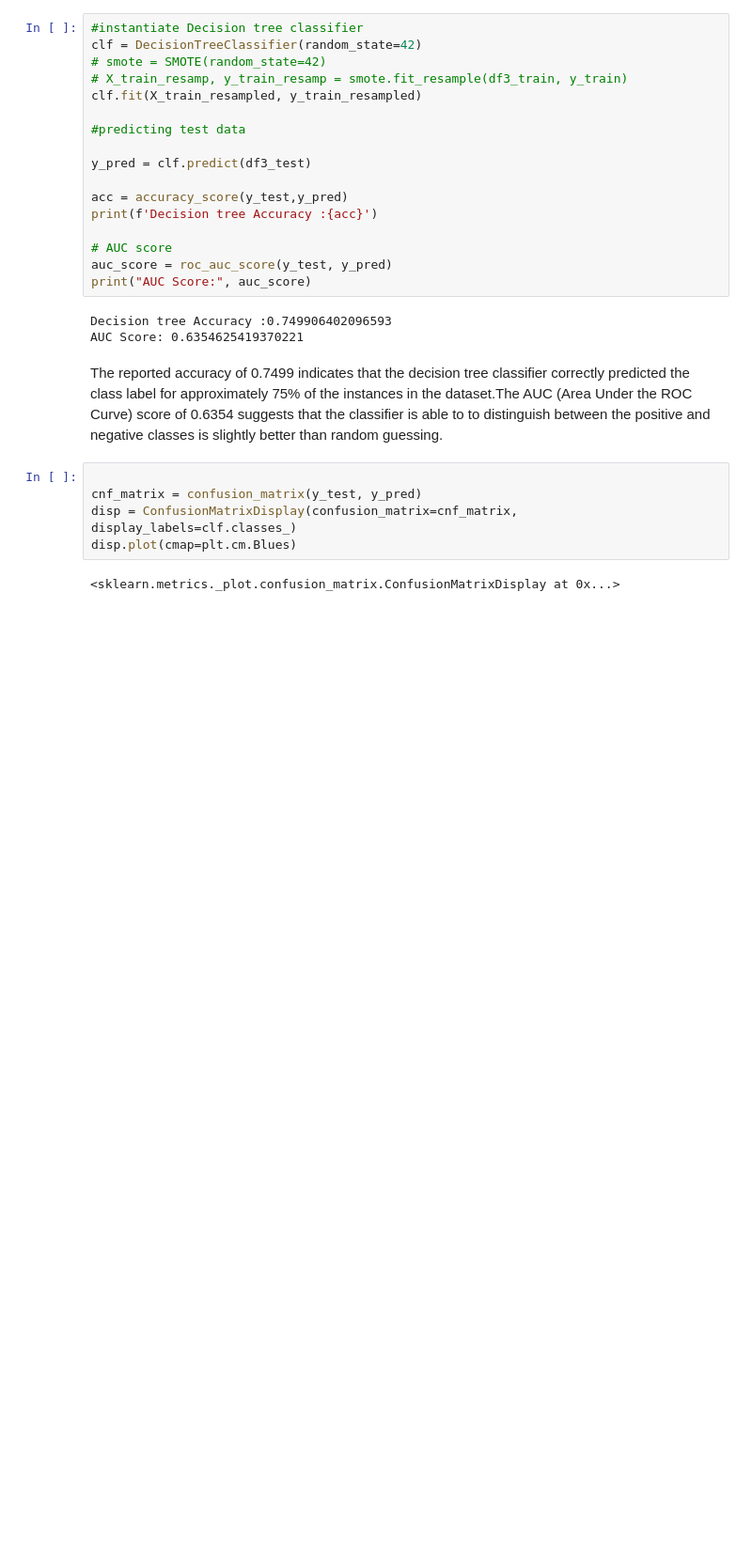
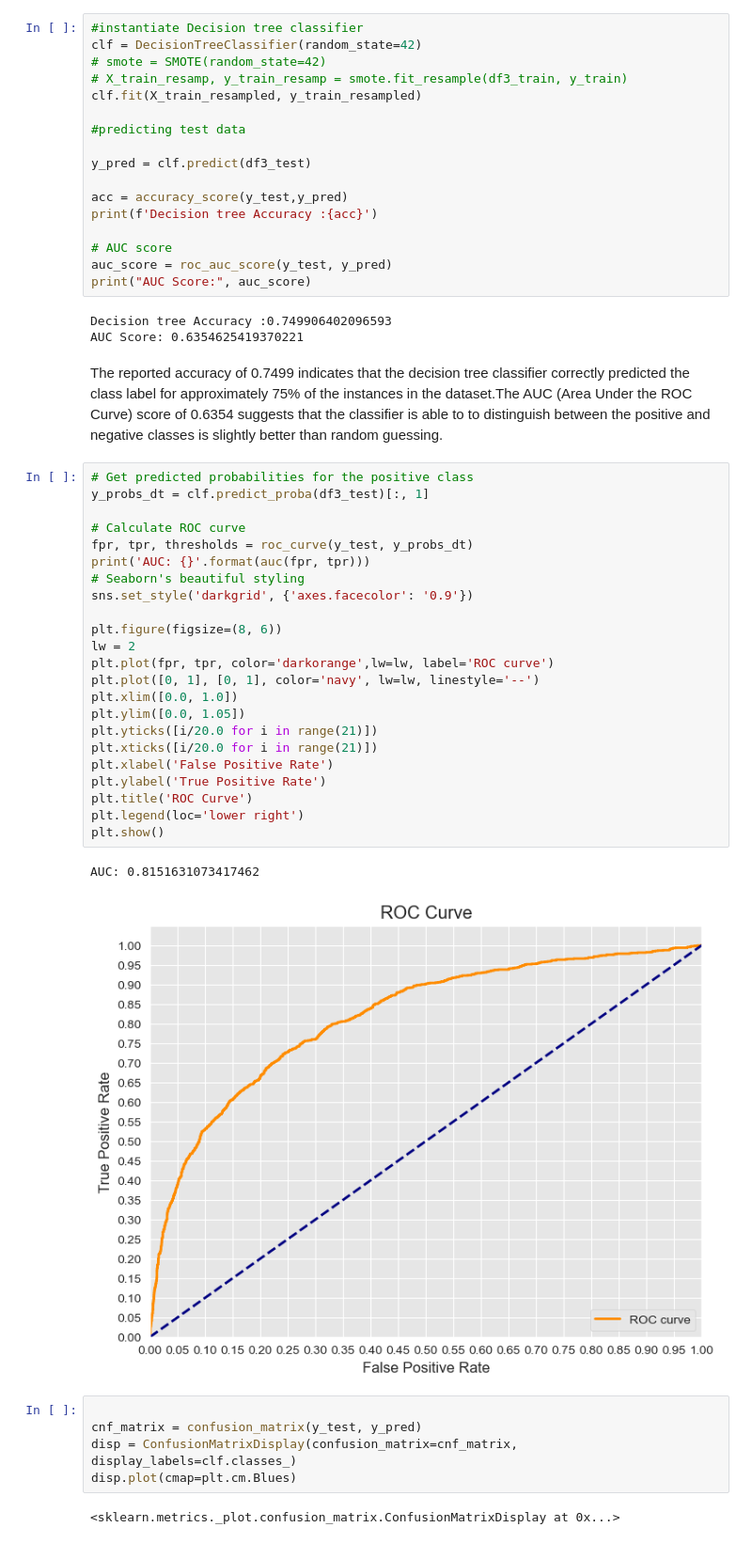
Before and after one commit to ed-gar-k/Phase-3-project-DSC, a Jupyter notebook: project.ipynb, the cells around one changed output. Shown at 94% size. Saved outputs shown, nothing was run; the diff lists cells and outputs as text; blank space fills up the shorter version.

```diff
--- a/project.ipynb
+++ b/project.ipynb
@@ -479,6 +461,32 @@ Decision tree Accuracy :0.749906402096593
 AUC Score: 0.6354625419370221
 # %% [markdown]
 The reported accuracy of 0.7499 indicates that the decision tree classifier correctly predicted the class label for approximately 75% of the instances in the dataset.The AUC (Area Under the ROC Curve) score of 0.6354 suggests that the classifier is able to to distinguish between the positive and negative classes is slightly better than random guessing.
+# %%
+# Get predicted probabilities for the positive class
+y_probs_dt = clf.predict_proba(df3_test)[:, 1]
+
+# Calculate ROC curve
+fpr, tpr, thresholds = roc_curve(y_test, y_probs_dt)
+print('AUC: {}'.format(auc(fpr, tpr)))
+# Seaborn's beautiful styling
+sns.set_style('darkgrid', {'axes.facecolor': '0.9'})
+
+plt.figure(figsize=(8, 6))
+lw = 2
+plt.plot(fpr, tpr, color='darkorange',lw=lw, label='ROC curve')
+plt.plot([0, 1], [0, 1], color='navy', lw=lw, linestyle='--')
+plt.xlim([0.0, 1.0])
+plt.ylim([0.0, 1.05])
+plt.yticks([i/20.0 for i in range(21)])
+plt.xticks([i/20.0 for i in range(21)])
+plt.xlabel('False Positive Rate')
+plt.ylabel('True Positive Rate')
+plt.title('ROC Curve')
+plt.legend(loc='lower right')
+plt.show()
+# %% [output]
+AUC: 0.8151631073417462
+[figure, added]
 # %%
 
 cnf_matrix = confusion_matrix(y_test, y_pred)
```
Also changed, not shown: parts of 23 cells of this notebook, 2 other files.
